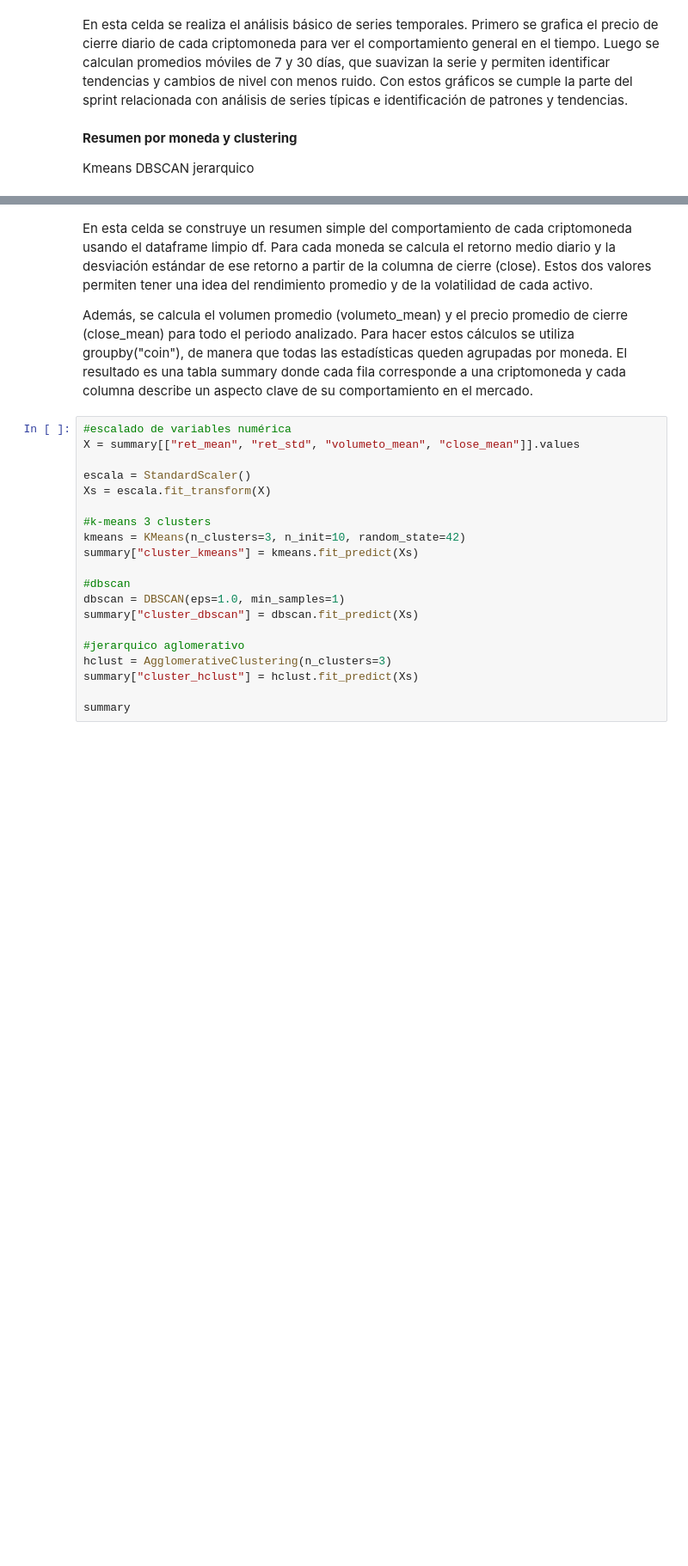
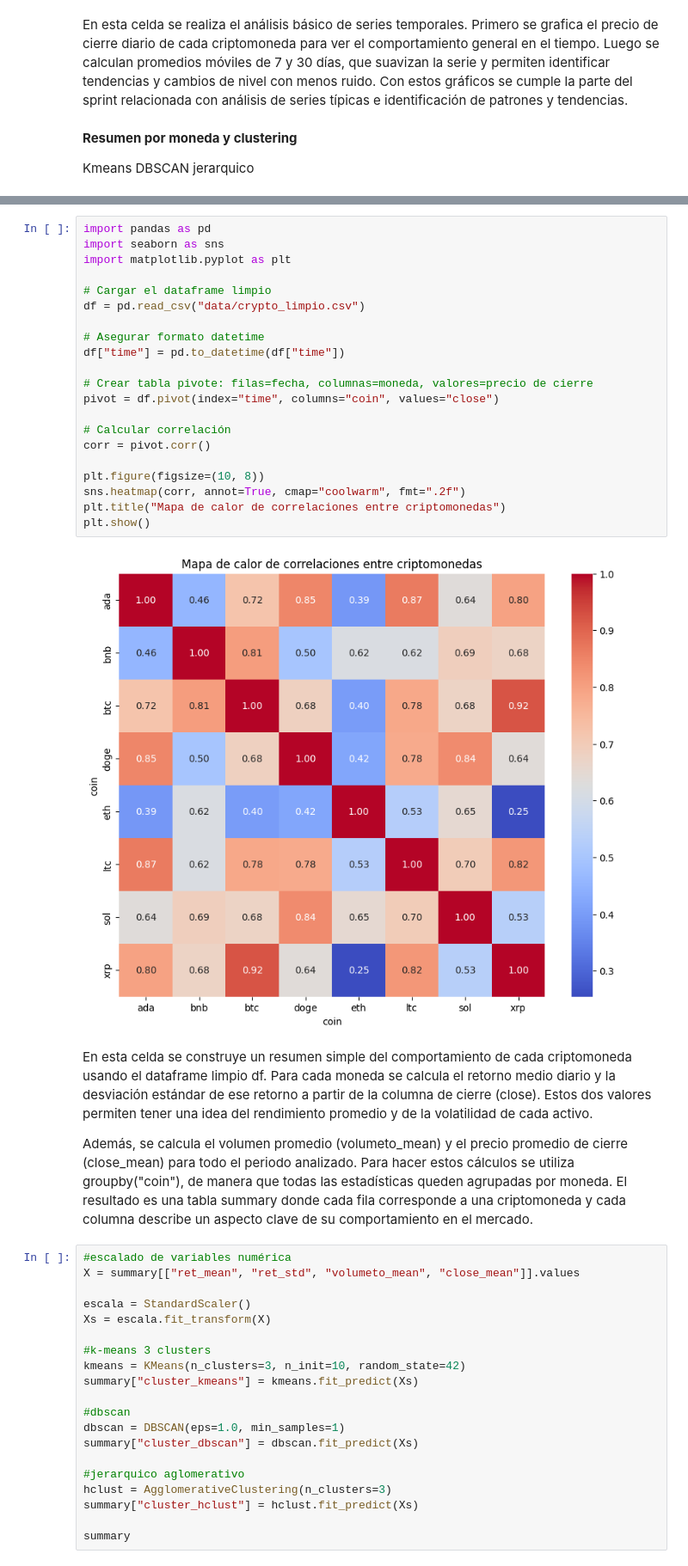
Before and after one commit to JuanFandino21/crypto_proyecto, a Jupyter notebook: crypto.ipynb, the cells around one changed output, grey strips where cells are left out. Shown at 86% size. Drawn from its saved outputs; the diff is of its cells as text; blank space fills up the shorter version.

```diff
--- a/crypto.ipynb
+++ b/crypto.ipynb
@@ -395,3 +418,26 @@ summary
+# %%
+import pandas as pd
+import seaborn as sns
+import matplotlib.pyplot as plt
+
+# Cargar el dataframe limpio
+df = pd.read_csv("data/crypto_limpio.csv")
+
+# Asegurar formato datetime
+df["time"] = pd.to_datetime(df["time"])
+
+# Crear tabla pivote: filas=fecha, columnas=moneda, valores=precio de cierre
+pivot = df.pivot(index="time", columns="coin", values="close")
+
+# Calcular correlación
+corr = pivot.corr()
+
+plt.figure(figsize=(10, 8))
+sns.heatmap(corr, annot=True, cmap="coolwarm", fmt=".2f")
+plt.title("Mapa de calor de correlaciones entre criptomonedas")
+plt.show()
+# %% [output]
+[figure, added]
 # %% [markdown]
 En esta celda se construye un resumen simple del comportamiento de cada criptomoneda usando el dataframe limpio df. Para cada moneda se calcula el retorno medio diario y la desviación estándar de ese retorno a partir de la columna de cierre (close). Estos dos valores permiten tener una idea del rendimiento promedio y de la volatilidad de cada activo.
 
```
Also changed, not shown: parts of 12 cells of this notebook, 10 other files.
